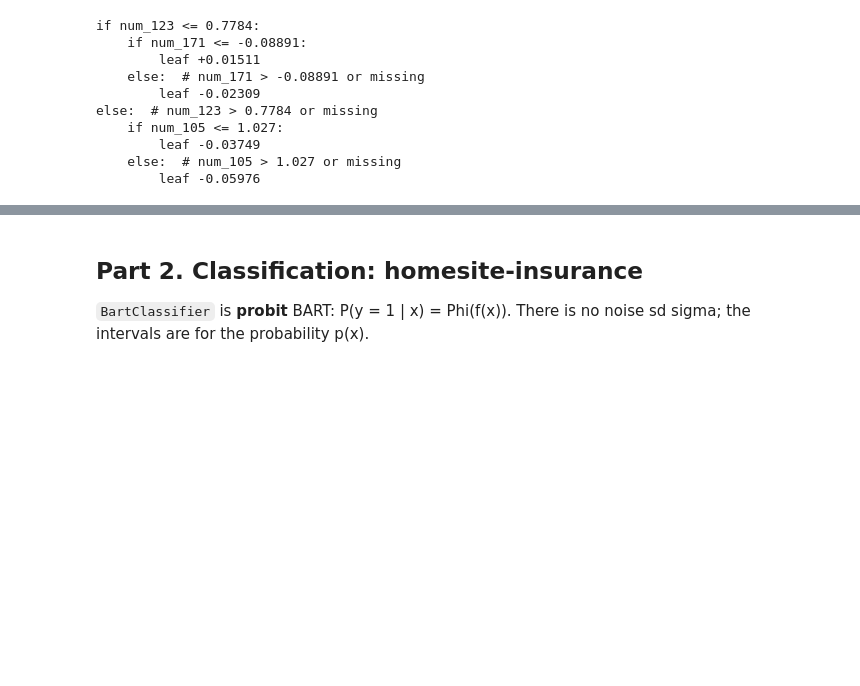
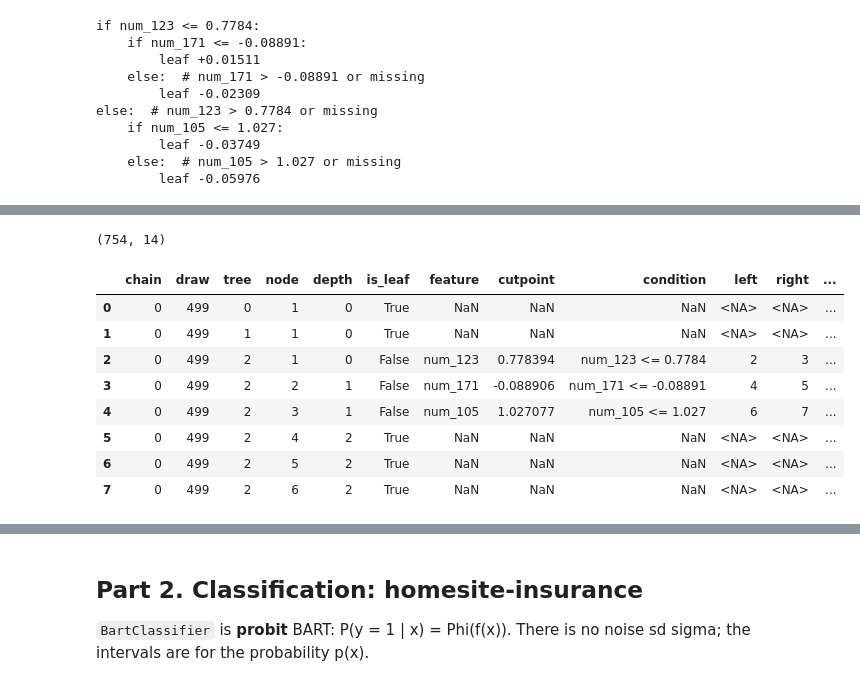
Before and after one commit to yingboli/tree_ensembles, a Jupyter notebook: notebooks/bart_demo.ipynb, the cells around one changed output, grey strips where cells are left out. Drawn from its saved outputs; the diff is of its cells as text; code cells hidden in the pictures; blank space fills up the shorter version.

```diff
--- a/notebooks/bart_demo.ipynb
+++ b/notebooks/bart_demo.ipynb
@@ -312,0 +324,15 @@ else:  # num_123 > 0.7784 or missing
+# %%
+table = reg.trees_to_dataframe(chains=0, draws=-1, X=X_test)
+print(table.shape)
+table.head(8)
+# %% [output]
+(754, 14)
+|  | chain | draw | tree | node | depth | is_leaf | feature | cutpoint | condition | left | right | ... |
+| 0 | 0 | 499 | 0 | 1 | 0 | True | NaN | NaN | NaN | <NA> | <NA> | ... |
+| 1 | 0 | 499 | 1 | 1 | 0 | True | NaN | NaN | NaN | <NA> | <NA> | ... |
+| 2 | 0 | 499 | 2 | 1 | 0 | False | num_123 | 0.778394 | num_123 <= 0.7784 | 2 | 3 | ... |
+| 3 | 0 | 499 | 2 | 2 | 1 | False | num_171 | -0.088906 | num_171 <= -0.08891 | 4 | 5 | ... |
+| 4 | 0 | 499 | 2 | 3 | 1 | False | num_105 | 1.027077 | num_105 <= 1.027 | 6 | 7 | ... |
+| 5 | 0 | 499 | 2 | 4 | 2 | True | NaN | NaN | NaN | <NA> | <NA> | ... |
+| 6 | 0 | 499 | 2 | 5 | 2 | True | NaN | NaN | NaN | <NA> | <NA> | ... |
+| 7 | 0 | 499 | 2 | 6 | 2 | True | NaN | NaN | NaN | <NA> | <NA> | ... |
```
Also changed, not shown: parts of 10 cells of this notebook, 12 other files.
